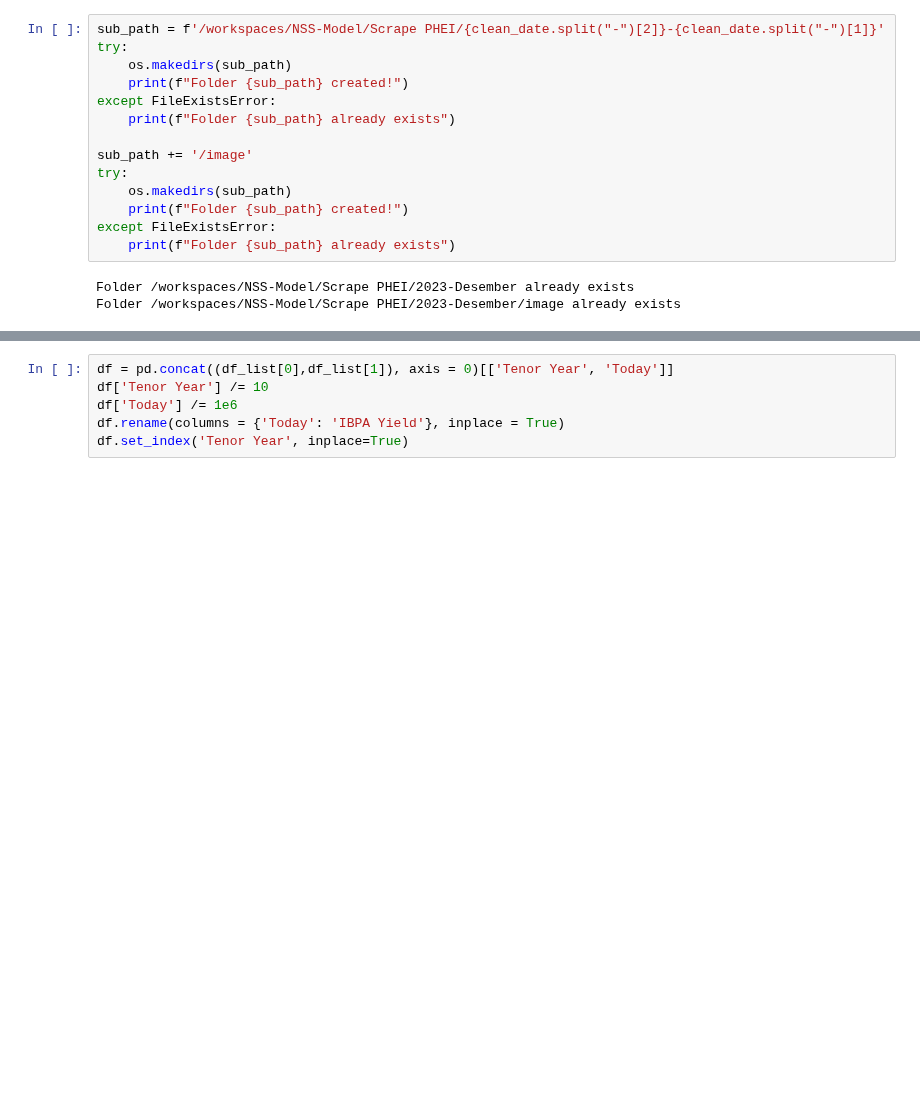
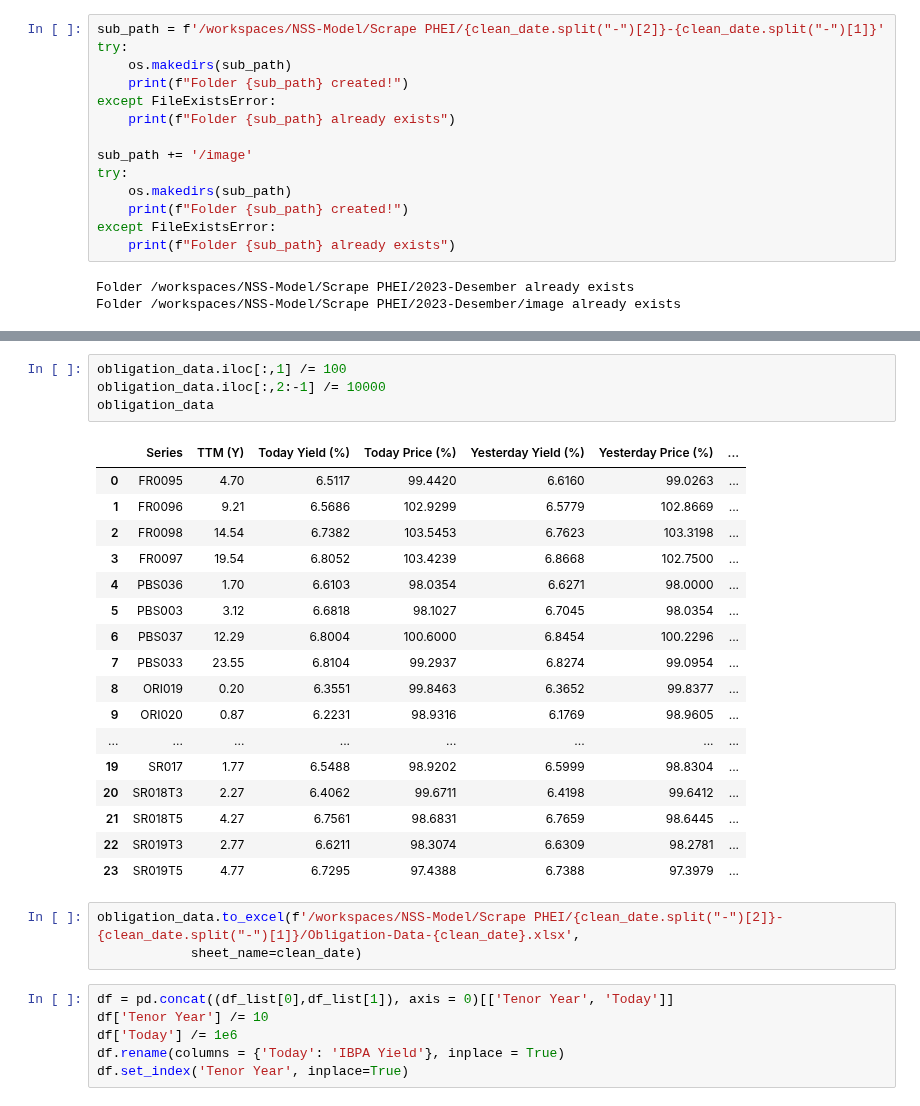
Before and after one commit to leonv1602/NSS-Model, a Jupyter notebook: Scrape PHEI/scrape.ipynb, the cells around one changed output, grey strips where cells are left out. Saved outputs shown, nothing was run; the diff lists cells and outputs as text; blank space fills up the shorter version.

```diff
--- a/Scrape PHEI/scrape.ipynb
+++ b/Scrape PHEI/scrape.ipynb
@@ -67,3 +108,28 @@ urllib.request.urlretrieve(imgURL,f'/workspaces/NSS-Model/Scrape PHEI/{clean_dat
+# %%
+obligation_data.iloc[:,1] /= 100
+obligation_data.iloc[:,2:-1] /= 10000
+obligation_data
+# %% [output]
+|  | Series | TTM (Y) | Today Yield (%) | Today Price (%) | Yesterday Yield (%) | Yesterday Price (%) | ... |
+| 0 | FR0095 | 4.70 | 6.5117 | 99.4420 | 6.6160 | 99.0263 | ... |
+| 1 | FR0096 | 9.21 | 6.5686 | 102.9299 | 6.5779 | 102.8669 | ... |
+| 2 | FR0098 | 14.54 | 6.7382 | 103.5453 | 6.7623 | 103.3198 | ... |
+| 3 | FR0097 | 19.54 | 6.8052 | 103.4239 | 6.8668 | 102.7500 | ... |
+| 4 | PBS036 | 1.70 | 6.6103 | 98.0354 | 6.6271 | 98.0000 | ... |
+| 5 | PBS003 | 3.12 | 6.6818 | 98.1027 | 6.7045 | 98.0354 | ... |
+| 6 | PBS037 | 12.29 | 6.8004 | 100.6000 | 6.8454 | 100.2296 | ... |
+| 7 | PBS033 | 23.55 | 6.8104 | 99.2937 | 6.8274 | 99.0954 | ... |
+| 8 | ORI019 | 0.20 | 6.3551 | 99.8463 | 6.3652 | 99.8377 | ... |
+| 9 | ORI020 | 0.87 | 6.2231 | 98.9316 | 6.1769 | 98.9605 | ... |
+| ... | ... | ... | ... | ... | ... | ... | ... |
+| 19 | SR017 | 1.77 | 6.5488 | 98.9202 | 6.5999 | 98.8304 | ... |
+| 20 | SR018T3 | 2.27 | 6.4062 | 99.6711 | 6.4198 | 99.6412 | ... |
+| 21 | SR018T5 | 4.27 | 6.7561 | 98.6831 | 6.7659 | 98.6445 | ... |
+| 22 | SR019T3 | 2.77 | 6.6211 | 98.3074 | 6.6309 | 98.2781 | ... |
+| 23 | SR019T5 | 4.77 | 6.7295 | 97.4388 | 6.7388 | 97.3979 | ... |
+# %%
+obligation_data.to_excel(f'/workspaces/NSS-Model/Scrape PHEI/{clean_date.split("-")[2]}-{clean_date.split("-")[1]}/Obligation-Data-{clean_date}.xlsx',
+            sheet_name=clean_date)
 # %%
 df = pd.concat((df_list[0],df_list[1]), axis = 0)[['Tenor Year', 'Today']]
 df['Tenor Year'] /= 10
```
Also changed, not shown: parts of 5 cells of this notebook, 4 other files.
